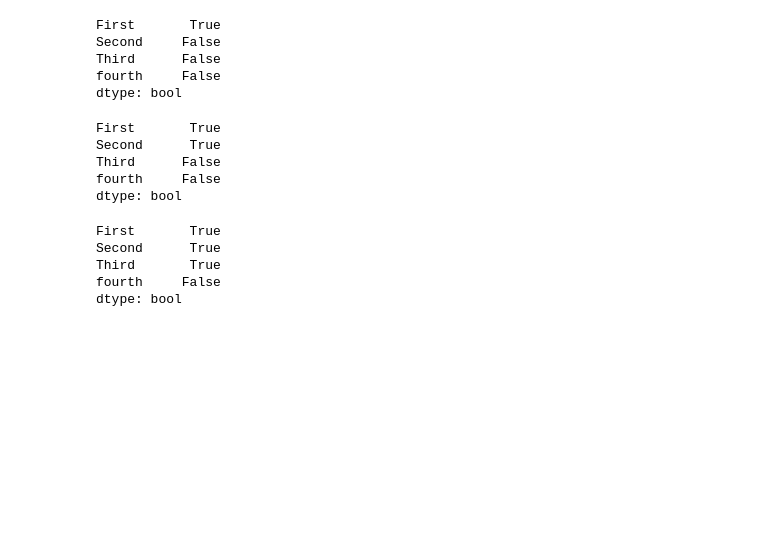
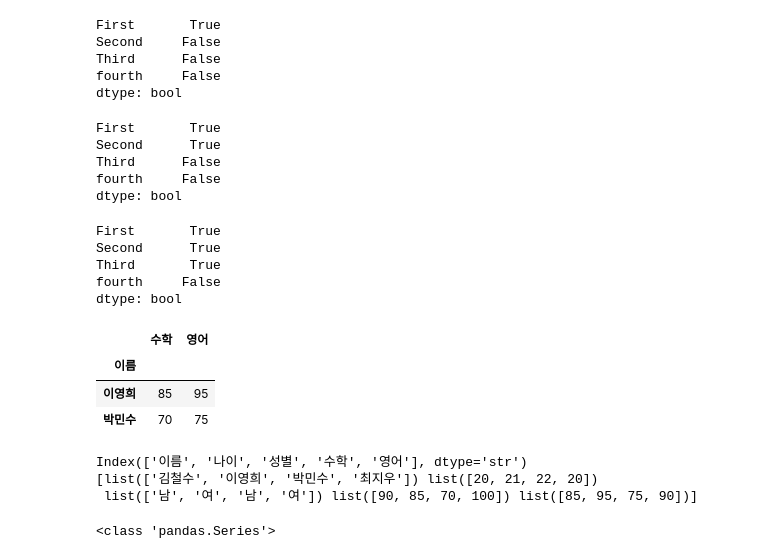
Before and after one commit to leegiseung-stack/18_dataanalytics, a Jupyter notebook: 01_판다스입문/05_필터링.ipynb, the cells around one changed output. Drawn from its saved outputs; the diff is of its cells as text; code cells hidden in the pictures; blank space fills up the shorter version.

```diff
--- a/05_필터링.ipynb
+++ b/01_판다스입문/05_필터링.ipynb
@@ -458,0 +465,25 @@ dtype: bool
+# %%
+import pandas as pd
+data_a={
+    '이름': ['김철수', '이영희', '박민수', '최지우'],
+     '나이': [20, 21, 22, 20],
+     '성별': ['남', '여', '남', '여'],
+     '수학': [90, 85, 70, 100],
+     '영어': [85, 95, 75, 90]
+}
+df=pd.DataFrame(data_a)
+#2번
+df.head(2)
+#3번
+type(df)
+df.columns
+#4번
+df = df.set_index("이름")
+#5번
+df.loc["이영희",["수학","영어"]]
+df.iloc[1:3,[2,3]]
+# %% [output]
+|  | 수학 | 영어 |
+| 이름 |  |  |
+| 이영희 | 85 | 95 |
+| 박민수 | 70 | 75 |
@@ -458,0 +500,30 @@ dtype: bool
+# %%
+import pandas as pd
+
+이름 = ['김철수', '이영희', '박민수', '최지우']
+나이 = [20, 21, 22, 20]
+성별 = ['남', '여', '남', '여']
+수학 = [90, 85, 70, 100]
+영어 = [85, 95, 75, 90]
+
+s = pd.Series({
+    '이름': 이름,
+    '나이': 나이,
+    '성별': 성별,
+    '수학': 수학,
+    '영어': 영어
+})
+
+#2번
+print(s.index)
+print(s.values)
+# %% [output]
+Index(['이름', '나이', '성별', '수학', '영어'], dtype='str')
+[list(['김철수', '이영희', '박민수', '최지우']) list([20, 21, 22, 20])
+ list(['남', '여', '남', '여']) list([90, 85, 70, 100]) list([85, 95, 75, 90])]
+# %%
+list_data = ["2010-01-02", 3.14, "ABC", 100, True]
+a= pd.Series(list_data)
+print(type(a))
+# %% [output]
+<class 'pandas.Series'>
```
Also changed, not shown: parts of 8 cells of this notebook, 6 other files.
